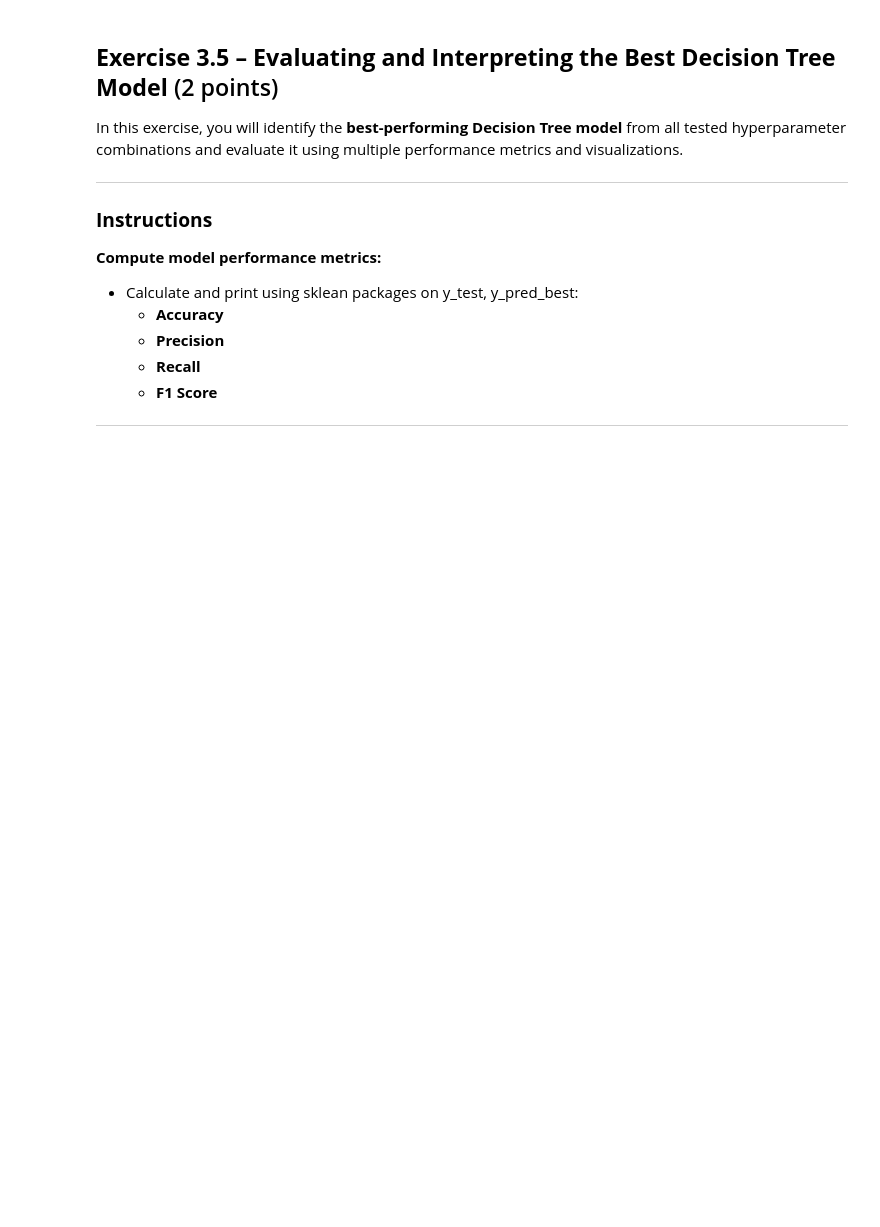
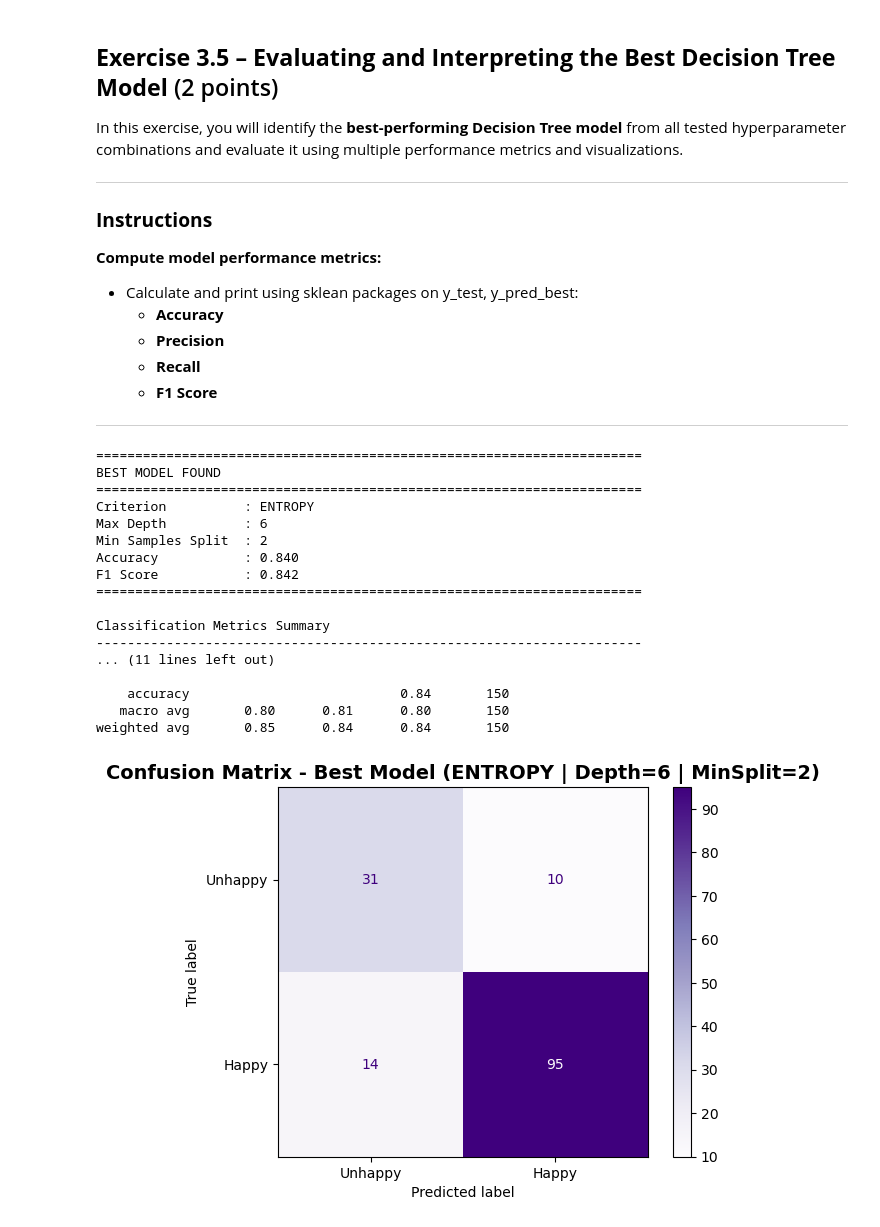
Before and after one commit to CS506-Boston-University/lab7-trevorpoppe, a Jupyter notebook: lab7_student.ipynb, the cells around one changed output. Drawn from its saved outputs; the diff is of its cells as text; code cells hidden in the pictures; blank space fills up the shorter version.

```diff
--- a/lab7_student.ipynb
+++ b/lab7_student.ipynb
@@ -476,15 +621,20 @@ for crit in criteria:
             # --------------------------------------------------------------------------------------------
             # TODO Implement Decision Trees for all the three criteria, depth_values and min_sample_values
             # --------------------------------------------------------------------------------------------
-            clf =
-            clf.
-            y_pred =
+            clf = DecisionTreeClassifier(
+                criterion=crit,
+                max_depth=max_depth,
+                min_samples_split=min_split,
+                random_state=42
+            )
+            clf.fit(X_train, y_train)
+            y_pred = clf.predict(X_test)
 
             # --------------------------------------------------------------------------------------------
             # TODO Compute Accuracy and F1 scores
             # --------------------------------------------------------------------------------------------
-            acc =
-            f1 =
+            acc = accuracy_score(y_test, y_pred)
+            f1 = f1_score(y_test, y_pred, average='weighted')
 
             # ----------------------------
             # Implementation Ends Here
@@ -550,10 +720,10 @@ y_pred_best = best_model.predict(X_test)
 # TODO Compute Accuracy, F1, recall and precision scores on y_test and y_pred_best
 # --------------------------------------------------------------------------------------------
 
-acc =
-prec =
-rec =
-f1 =
+acc = accuracy_score(y_test, y_pred_best)
+prec = precision_score(y_test, y_pred_best, average='weighted')
+rec = recall_score(y_test, y_pred_best, average='weighted')
+f1 = f1_score(y_test, y_pred_best, average='weighted')
 
 
 # ----------------------------
@@ -571,31 +741,50 @@ print("Classification Report:\n")
 print(classification_report(y_test, y_pred_best, target_names=["Unhappy", "Happy"]))
 
 disp = ConfusionMatrixDisplay.from_estimator(
     best_model,
     X_test,
     y_test,
     display_labels=["Unhappy", "Happy"],
     cmap="Purples",
     values_format=".0f"
 )
 plt.title(
     f"Confusion Matrix - Best Model ({best_row['Criterion'].upper()} | Depth={best_row['Max Depth']} | MinSplit={best_row['Min Samples Split']})",
     fontsize=14,
     fontweight="bold"
 )
 plt.grid(False)
 plt.show()
 
 
 importances = pd.Series(best_model.feature_importances_, index=X.columns).sort_values(ascending=False)
 
 plt.figure(figsize=(10, 6))
-sns.barplot(x=importances.values, y=importances.index, palette="mako")
+sns.barplot(x=importances.values, y=importances.index, hue=importances.index, palette="mako")
 plt.title(
     f"Feature Importance - Best Model ({best_row['Criterion'].upper()})",
     fontsize=14, fontweight="bold"
 )
 plt.xlabel("Importance Score")
 plt.ylabel("Feature")
 plt.tight_layout()
 plt.show()
+# %% [output]
+======================================================================
+BEST MODEL FOUND
+======================================================================
+Criterion          : ENTROPY
+Max Depth          : 6
+Min Samples Split  : 2
+Accuracy           : 0.840
+F1 Score           : 0.842
+======================================================================
+
+Classification Metrics Summary
+----------------------------------------------------------------------
+... (11 lines left out)
+
+    accuracy                           0.84       150
+   macro avg       0.80      0.81      0.80       150
+weighted avg       0.85      0.84      0.84       150
+[figure, added]
```
Also changed, not shown: parts of 17 cells of this notebook, 1 other file.
